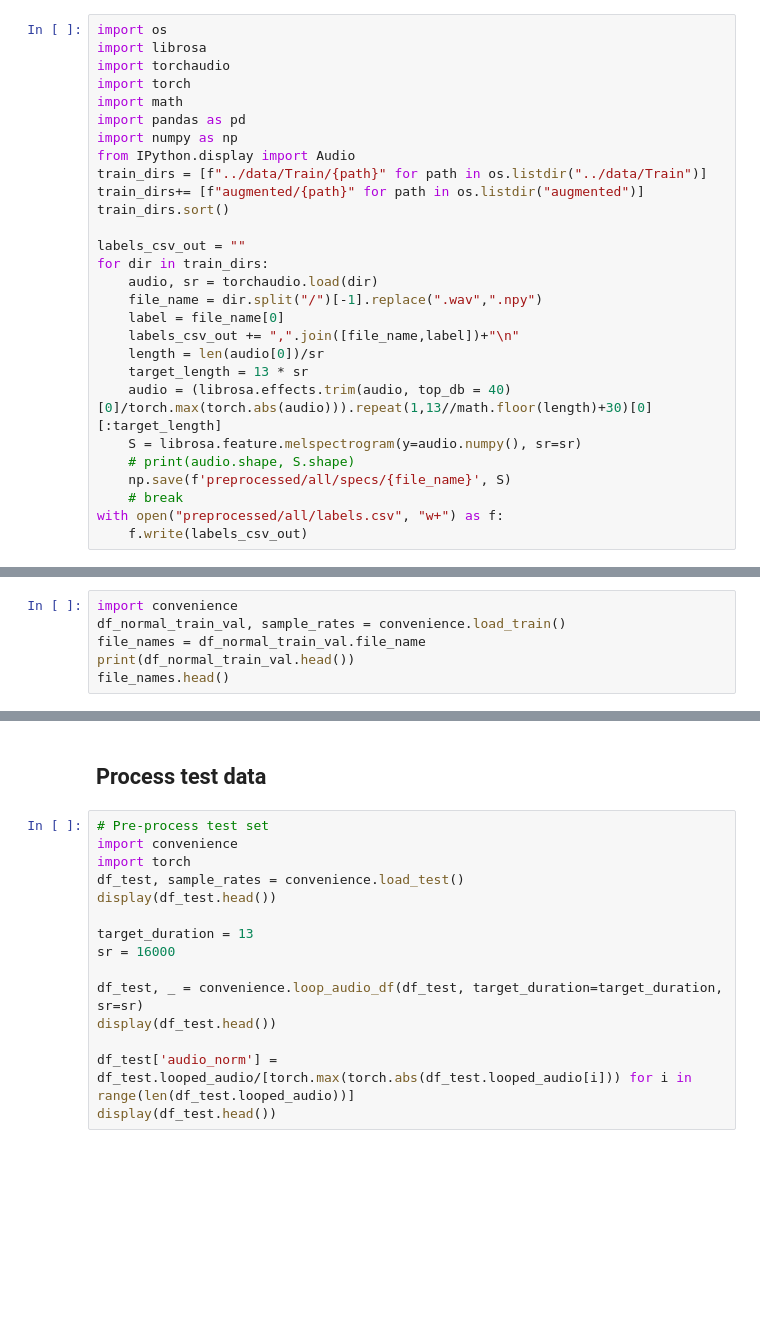
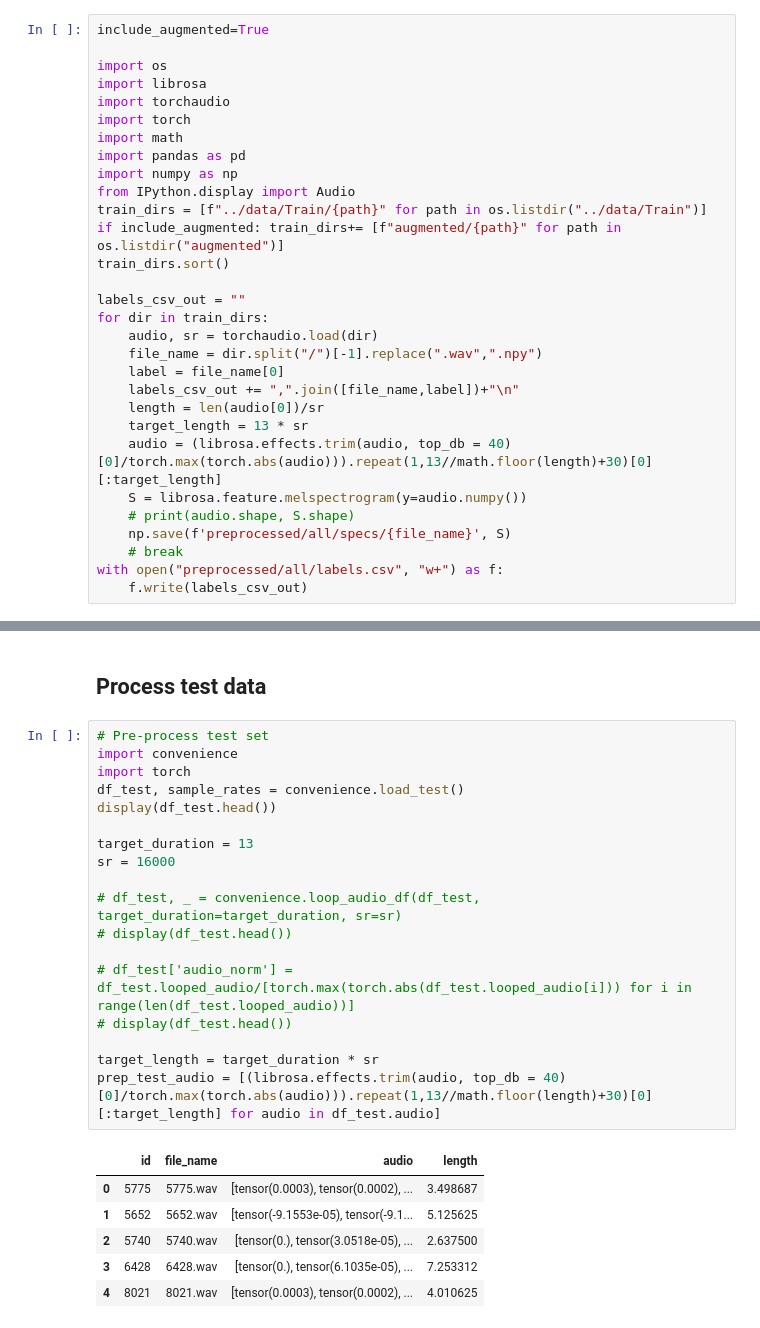
Before and after one commit to Gahtao/DL-Project, a Jupyter notebook: model B/2 Data pre-processing.ipynb, the cells around one changed output, grey strips where cells are left out. Drawn from its saved outputs; the diff is of its cells as text; blank space fills up the shorter version.

```diff
--- a/model B/2 Data pre-processing.ipynb
+++ b/model B/2 Data pre-processing.ipynb
@@ -3,4 +3,6 @@
 # %%
+include_augmented=True
+
 import os
 import librosa
 import torchaudio
@@ -10,7 +12,7 @@ import pandas as pd
 import numpy as np
 from IPython.display import Audio
 train_dirs = [f"../data/Train/{path}" for path in os.listdir("../data/Train")]
-train_dirs+= [f"augmented/{path}" for path in os.listdir("augmented")]
+if include_augmented: train_dirs+= [f"augmented/{path}" for path in os.listdir("augmented")]
 train_dirs.sort()
 
 labels_csv_out = ""
@@ -22,7 +24,7 @@ for dir in train_dirs:
     length = len(audio[0])/sr
     target_length = 13 * sr
     audio = (librosa.effects.trim(audio, top_db = 40)[0]/torch.max(torch.abs(audio))).repeat(1,13//math.floor(length)+30)[0][:target_length]
-    S = librosa.feature.melspectrogram(y=audio.numpy(), sr=sr)
+    S = librosa.feature.melspectrogram(y=audio.numpy())
     # print(audio.shape, S.shape)
     np.save(f'preprocessed/all/specs/{file_name}', S)
     # break
@@ -58,6 +57,0 @@ for set_type in ["train","val"]:
-# %%
-import convenience
-df_normal_train_val, sample_rates = convenience.load_train()
-file_names = df_normal_train_val.file_name
-print(df_normal_train_val.head())
-file_names.head()
@@ -224,18 +60,28 @@ ax.set(title='Mel-frequency spectrogram')
 # %%
 # Pre-process test set
 import convenience
 import torch
 df_test, sample_rates = convenience.load_test()
 display(df_test.head())
 
 target_duration = 13
 sr = 16000
 
-df_test, _ = convenience.loop_audio_df(df_test, target_duration=target_duration, sr=sr)
-display(df_test.head())
+# df_test, _ = convenience.loop_audio_df(df_test, target_duration=target_duration, sr=sr)
+# display(df_test.head())
 
-df_test['audio_norm'] = df_test.looped_audio/[torch.max(torch.abs(df_test.looped_audio[i])) for i in range(len(df_test.looped_audio))]
-display(df_test.head())
+# df_test['audio_norm'] = df_test.looped_audio/[torch.max(torch.abs(df_test.looped_audio[i])) for i in range(len(df_test.looped_audio))]
+# display(df_test.head())
+
+target_length = target_duration * sr
+prep_test_audio = [(librosa.effects.trim(audio, top_db = 40)[0]/torch.max(torch.abs(audio))).repeat(1,13//math.floor(length)+30)[0][:target_length] for audio in df_test.audio]
+# %% [output]
+|  | id | file_name | audio | length |
+| 0 | 5775 | 5775.wav | [tensor(0.0003), tensor(0.0002), ... | 3.498687 |
+| 1 | 5652 | 5652.wav | [tensor(-9.1553e-05), tensor(-9.1... | 5.125625 |
+| 2 | 5740 | 5740.wav | [tensor(0.), tensor(3.0518e-05), ... | 2.637500 |
+| 3 | 6428 | 6428.wav | [tensor(0.), tensor(6.1035e-05), ... | 7.253312 |
+| 4 | 8021 | 8021.wav | [tensor(0.0003), tensor(0.0002), ... | 4.010625 |
 # %%
 # Export test set
 import librosa
```
Also changed, not shown: parts of 28 cells of this notebook, 2 other files.
